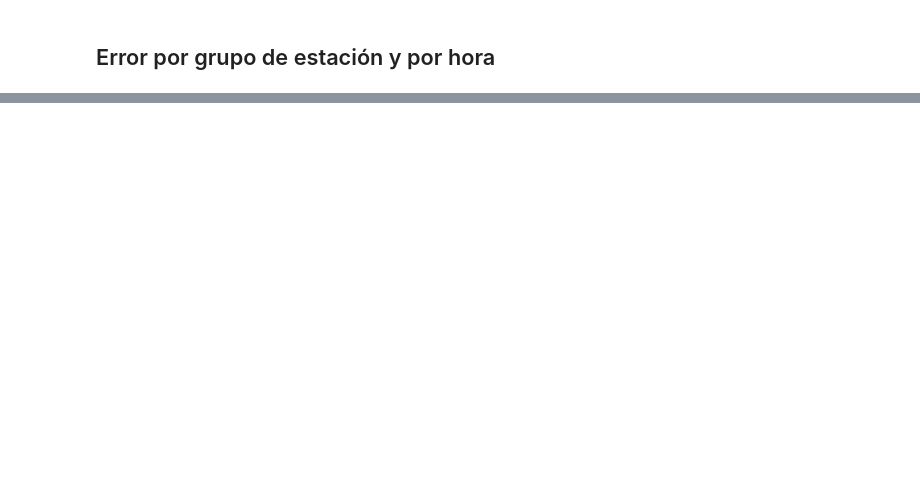
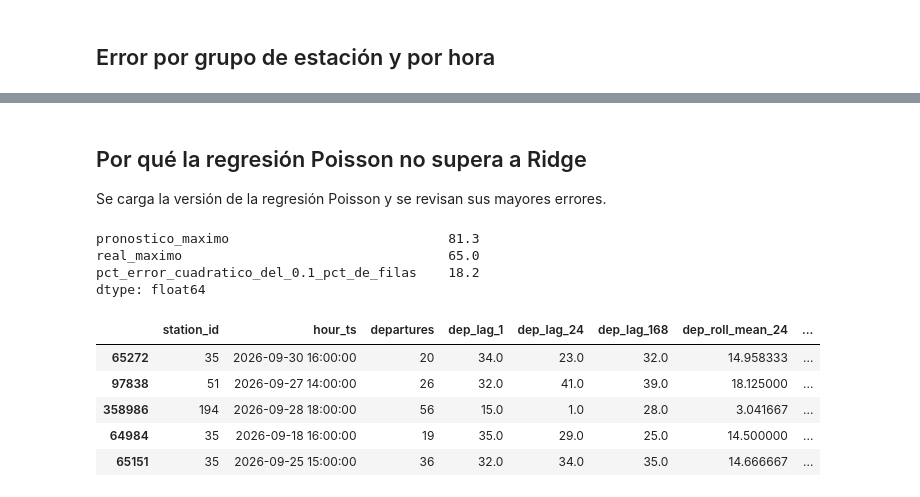
Before and after one commit to DanielDiazPlaton/Proyecto-equipo13-grupo10-op, a Jupyter notebook: notebooks/2.0-equipo13-modelos-fase2.ipynb, the cells around one changed output, grey strips where cells are left out. Drawn from its saved outputs; the diff is of its cells as text; code cells hidden in the pictures; blank space fills up the shorter version.

```diff
--- a/notebooks/2.0-equipo13-modelos-fase2.ipynb
+++ b/notebooks/2.0-equipo13-modelos-fase2.ipynb
@@ -88,0 +174,32 @@ metrics_by_group(forecast[TARGET], forecast[FORECAST_COLUMN], test['hour'], 'hor
+# %% [markdown]
+## Por qué la regresión Poisson no supera a Ridge
+
+Se carga la versión de la regresión Poisson y se revisan sus mayores errores.
+# %%
+latest = {v.tags['modelo']: v.version for v in sorted(versions, key=lambda v: int(v.version))}
+poisson = mlflow.sklearn.load_model(f"models:/{REGISTERED_MODEL_NAME}/{latest['poisson_glm']}")
+pred = pd.Series(poisson.predict(test[MODEL_FEATURES]), index=test.index)
+sq_error = (pred - test[TARGET]) ** 2
+worst = sq_error.nlargest(int(len(sq_error) * 0.001)).index
+pd.Series(
+    {
+        'pronostico_maximo': pred.max(),
+        'real_maximo': test[TARGET].max(),
+        'pct_error_cuadratico_del_0.1_pct_de_filas': sq_error[worst].sum() / sq_error.sum() * 100,
+    }
+).round(1)
+# %% [output]
+pronostico_maximo                            81.3
+real_maximo                                  65.0
+pct_error_cuadratico_del_0.1_pct_de_filas    18.2
+dtype: float64
+# %%
+cols = ['station_id', 'hour_ts', TARGET, 'dep_lag_1', 'dep_lag_24', 'dep_lag_168', 'dep_roll_mean_24']
+test.loc[sq_error.nlargest(5).index, cols].assign(pronostico_poisson=pred.round(1))
+# %% [output]
+|  | station_id | hour_ts | departures | dep_lag_1 | dep_lag_24 | dep_lag_168 | dep_roll_mean_24 | ... |
+| 65272 | 35 | 2026-09-30 16:00:00 | 20 | 34.0 | 23.0 | 32.0 | 14.958333 | ... |
+| 97838 | 51 | 2026-09-27 14:00:00 | 26 | 32.0 | 41.0 | 39.0 | 18.125000 | ... |
+| 358986 | 194 | 2026-09-28 18:00:00 | 56 | 15.0 | 1.0 | 28.0 | 3.041667 | ... |
+| 64984 | 35 | 2026-09-18 16:00:00 | 19 | 35.0 | 29.0 | 25.0 | 14.500000 | ... |
+| 65151 | 35 | 2026-09-25 15:00:00 | 36 | 32.0 | 34.0 | 35.0 | 14.666667 | ... |
```
Also changed, not shown: parts of 10 cells of this notebook, 10 other files.
